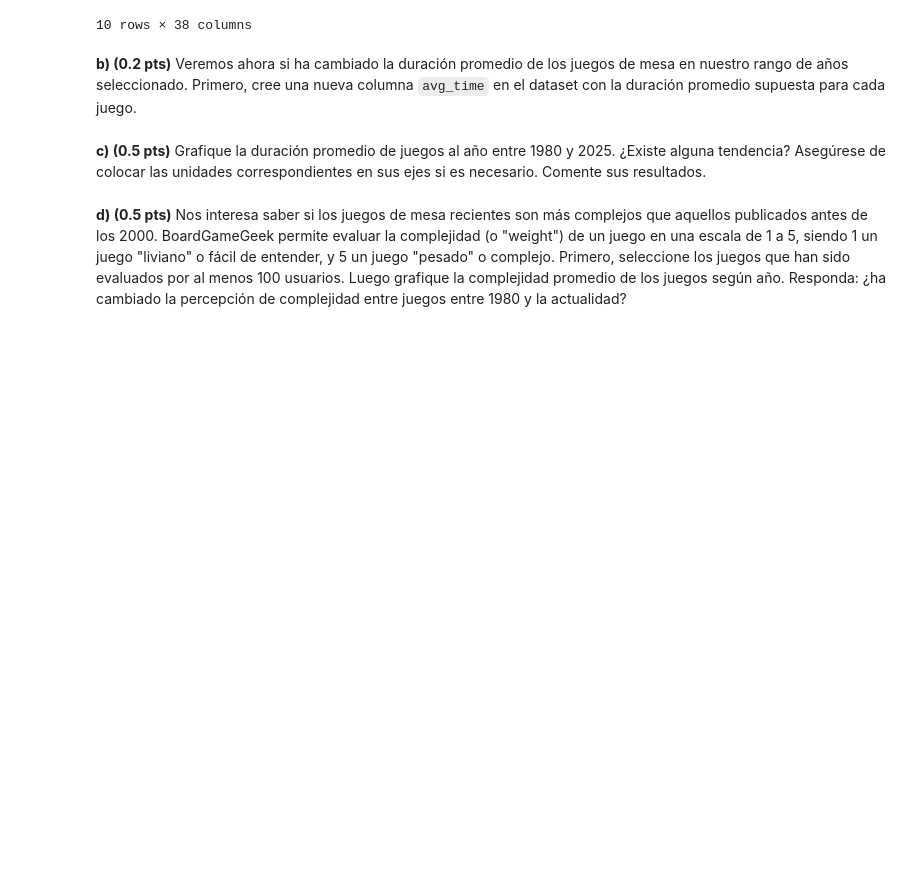
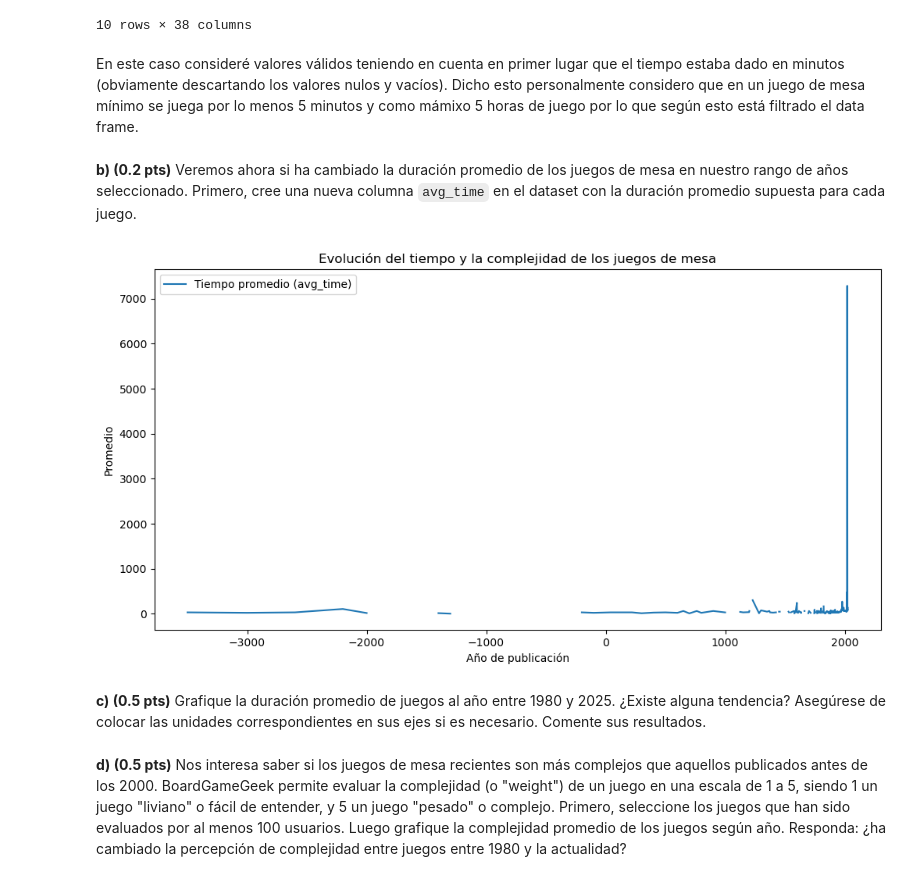
Before and after one commit to maripiiu/IMT2200-Maria-Allendes, a Jupyter notebook: tarea 01/IMT2200-25s2 - Tarea 01.ipynb, the cells around one changed output. Drawn from its saved outputs; the diff is of its cells as text; code cells hidden in the pictures; blank space fills up the shorter version.

```diff
--- a/tarea 01/IMT2200-25s2 - Tarea 01.ipynb
+++ b/tarea 01/IMT2200-25s2 - Tarea 01.ipynb
@@ -223,8 +209,31 @@ fd_clean.head(10)
 | 8 | 9 | El Caballero | 1998.0 | 5497 | 7,8 | 74 | 267,133,3 | 2.0 | 4.0 | ... |
 | 9 | 10 | Elfenland | 1998.0 | 5499 | 9 | 74,9 | 8,267,4304,6818,18852,3395,3 | 2.0 | 6.0 | ... |
 10 rows × 38 columns
+# %% [markdown]
+En este caso consideré valores válidos teniendo en cuenta en primer lugar que el tiempo estaba dado en minutos (obviamente descartando los valores nulos y vacíos). Dicho esto personalmente considero que en un juego de mesa mínimo se juega por lo menos 5 minutos y como mámixo 5 horas de juego por lo que según esto está filtrado el data frame.
 # %% [markdown]
 **b) (0.2 pts)** Veremos ahora si ha cambiado la duración promedio de los juegos de mesa en nuestro rango de años seleccionado. Primero, cree una nueva columna `avg_time` en el dataset con la duración promedio supuesta para cada juego.
+# %%
+# fd_clean["avg_time"] = (fd_clean["min_time"] + fd_clean["max_time"]) / 2
+# fd_clean.head(10)
+# al hacer el código solo con lo de arriba me traba error y me mandaba a https://pandas.pydata.org/pandas-docs/stable/user_guide/indexing.html#returning-a-view-versus-a-copy
+#por lo que hice o que decía ese link :)
+# Crear la nueva columna con el tiempo promedio
+fd["avg_time"] = (fd["min_time"] + fd["max_time"]) / 2
+
+# Agrupar por año para ver evolución
+df_avg = fd.groupby("year")[["avg_time"]].mean().reset_index()
+
+# Graficar
+plt.figure(figsize=(12,6))
+plt.plot(df_avg["year"], df_avg["avg_time"], label="Tiempo promedio (avg_time)")
+plt.xlabel("Año de publicación")
+plt.ylabel("Promedio")
+plt.title("Evolución del tiempo y la complejidad de los juegos de mesa")
+plt.legend()
+plt.show()
+# %% [output]
+[figure, added]
 # %% [markdown]
 **c) (0.5 pts)** Grafique la duración promedio de juegos al año entre 1980 y 2025. ¿Existe alguna tendencia? Asegúrese de colocar las unidades correspondientes en sus ejes si es necesario. Comente sus resultados.
 # %% [markdown]
```
Also changed, not shown: parts of 20 cells of this notebook.
